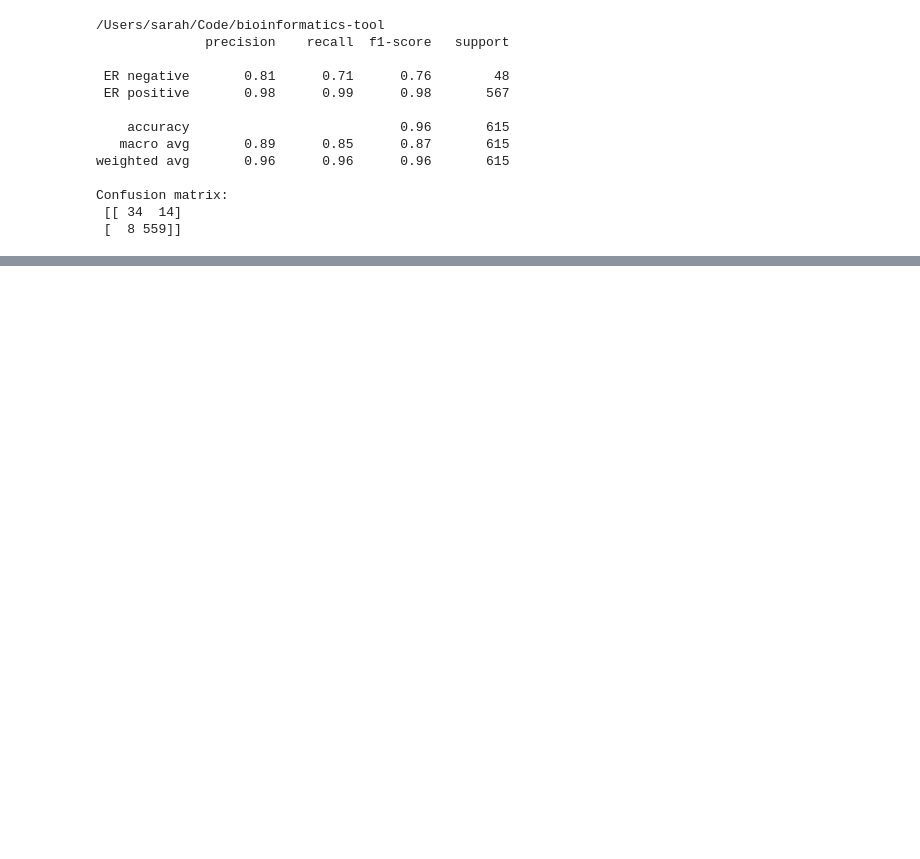
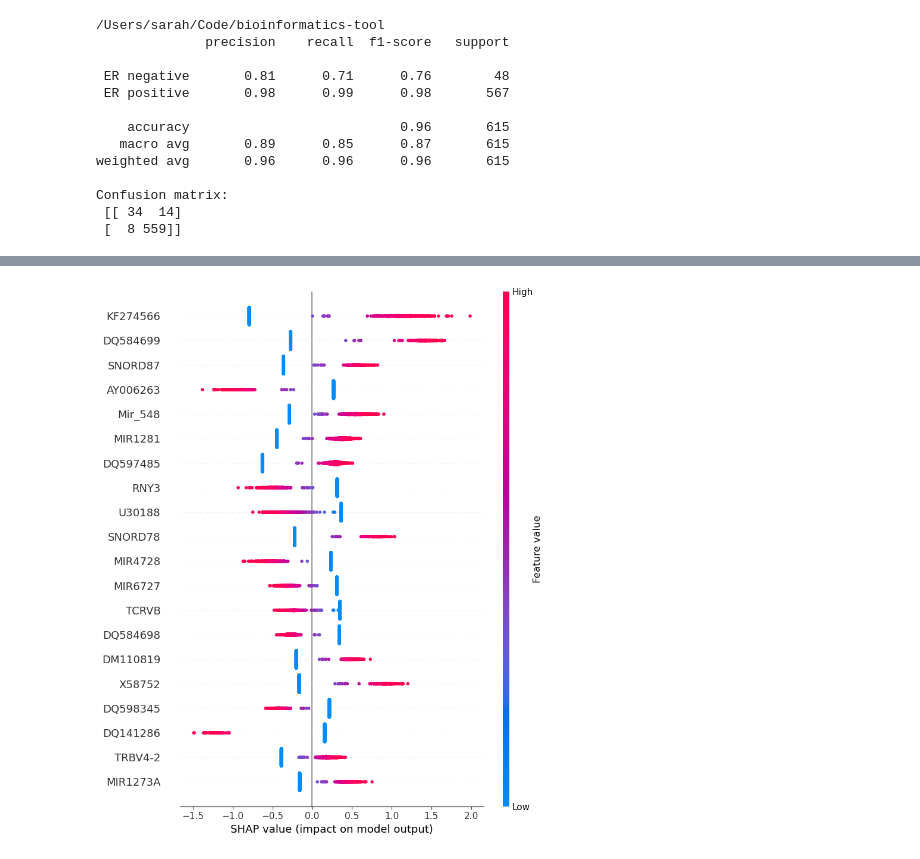
Before and after one commit to starshrimp/bioinformatics-tool, a Jupyter notebook: analysis/supervised ml/er_status.ipynb, the cells around one changed output, grey strips where cells are left out. Drawn from its saved outputs; the diff is of its cells as text; code cells hidden in the pictures; blank space fills up the shorter version.

```diff
--- a/analysis/supervised ml/er_status.ipynb
+++ b/analysis/supervised ml/er_status.ipynb
@@ -70,3 +89,14 @@ Confusion matrix:
+# %%
+import matplotlib.pyplot as plt
+import shap
+
+# SHAP summary plot
+explainer = shap.LinearExplainer(clf, X_train, feature_perturbation="interventional")
+shap_values = explainer.shap_values(X_test)
+
+shap.summary_plot(shap_values, X_test, feature_names=features)# Feature importance (absolute value of coefficients)
+# %% [output]
+[figure, added]
 # %%
 from sklearn.model_selection import GridSearchCV
 
```
Also changed, not shown: parts of 1 cell of this notebook, 2 other files.
